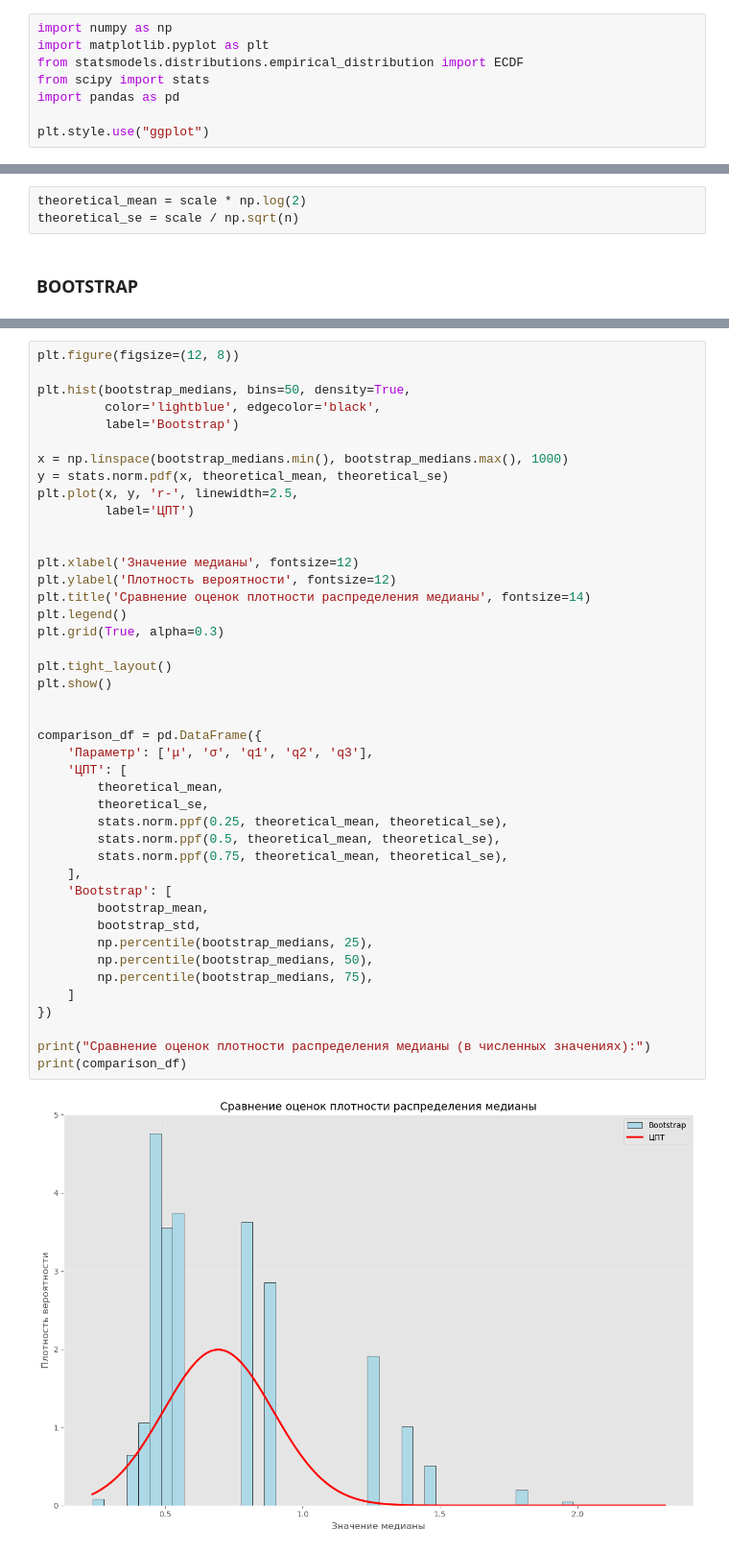
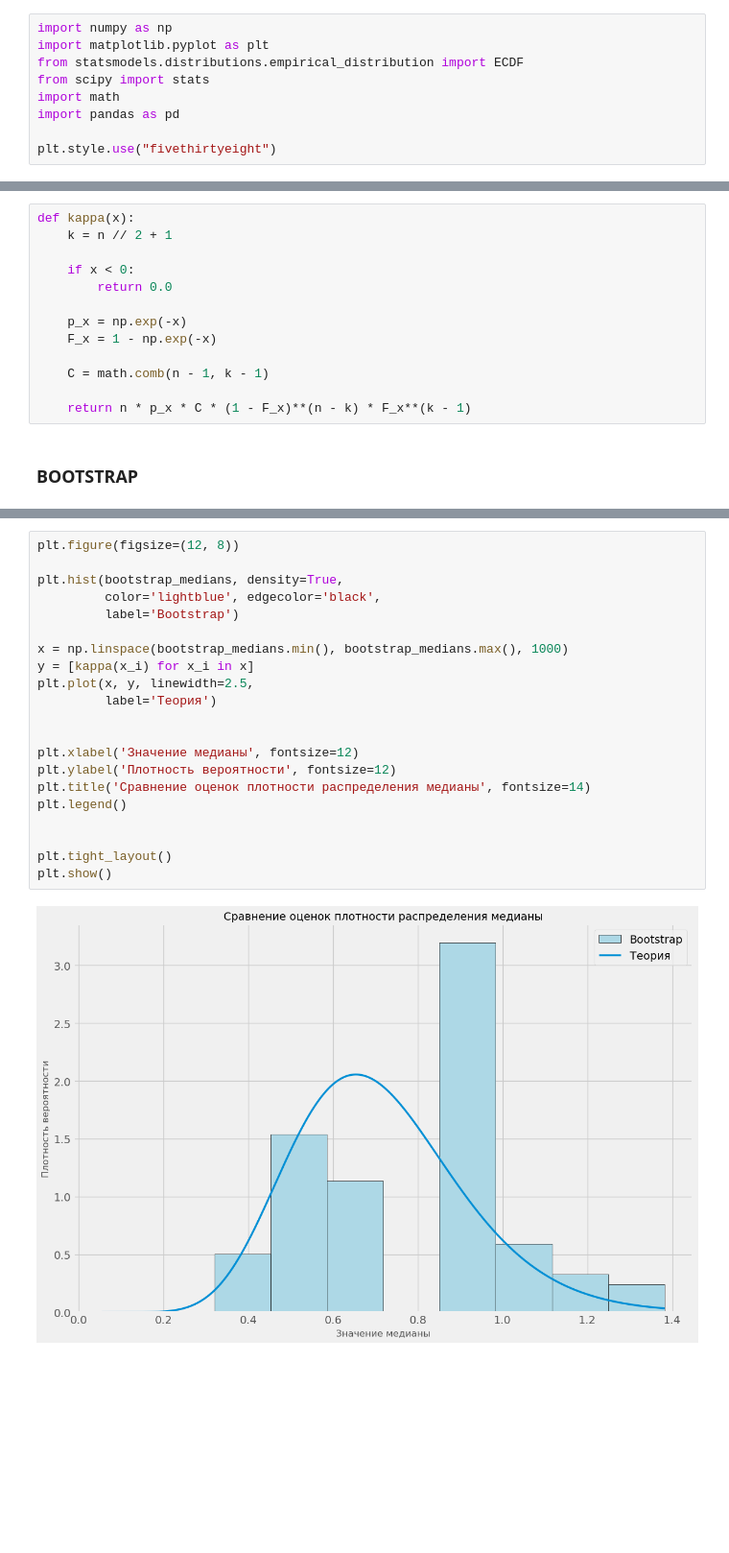
Before and after one commit to Anactaciya/math_statistics, a Jupyter notebook: exp_random_variable.ipynb, the cells around one changed output, grey strips where cells are left out. Shown at 96% size. Saved outputs shown, nothing was run; the diff lists cells and outputs as text; blank space fills up the shorter version.

```diff
--- a/exp_random_variable.ipynb
+++ b/exp_random_variable.ipynb
@@ -5,9 +5,10 @@ import numpy as np
 import matplotlib.pyplot as plt
 from statsmodels.distributions.empirical_distribution import ECDF
 from scipy import stats
+import math
 import pandas as pd
 
-plt.style.use("ggplot")
+plt.style.use("fivethirtyeight")
 # %% [markdown]
 Для генерации выборки используем библиотечную функцию:
 
@@ -227,6 +237,16 @@ plt.show()
 # %%
-theoretical_mean = scale * np.log(2)
-theoretical_se = scale / np.sqrt(n)
+def kappa(x):
+    k = n // 2 + 1
+
+    if x < 0:
+        return 0.0
+
+    p_x = np.exp(-x)
+    F_x = 1 - np.exp(-x)
+
+    C = math.comb(n - 1, k - 1)
+
+    return n * p_x * C * (1 - F_x)**(n - k) * F_x**(k - 1)
 # %% [markdown]
 ### BOOTSTRAP
 # %%
@@ -244,45 +260,23 @@ bootstrap_std = np.std(bootstrap_medians)
 # %%
 plt.figure(figsize=(12, 8))
 
-plt.hist(bootstrap_medians, bins=50, density=True,
+plt.hist(bootstrap_medians, density=True,
          color='lightblue', edgecolor='black',
          label='Bootstrap')
 
 x = np.linspace(bootstrap_medians.min(), bootstrap_medians.max(), 1000)
-y = stats.norm.pdf(x, theoretical_mean, theoretical_se)
-plt.plot(x, y, 'r-', linewidth=2.5,
-         label='ЦПТ')
+y = [kappa(x_i) for x_i in x]
+plt.plot(x, y, linewidth=2.5,
+         label='Теория')
 
 
 plt.xlabel('Значение медианы', fontsize=12)
 plt.ylabel('Плотность вероятности', fontsize=12)
 plt.title('Сравнение оценок плотности распределения медианы', fontsize=14)
 plt.legend()
-plt.grid(True, alpha=0.3)
+
 
 plt.tight_layout()
 plt.show()
-
-
-comparison_df = pd.DataFrame({
-    'Параметр': ['μ', 'σ', 'q1', 'q2', 'q3'],
-    'ЦПТ': [
-        theoretical_mean,
-        theoretical_se,
-        stats.norm.ppf(0.25, theoretical_mean, theoretical_se),
-        stats.norm.ppf(0.5, theoretical_mean, theoretical_se),
-        stats.norm.ppf(0.75, theoretical_mean, theoretical_se),
-    ],
-    'Bootstrap': [
-        bootstrap_mean,
-        bootstrap_std,
-        np.percentile(bootstrap_medians, 25),
-        np.percentile(bootstrap_medians, 50),
-        np.percentile(bootstrap_medians, 75),
-    ]
-})
-
-print("Сравнение оценок плотности распределения медианы (в численных значениях):")
-print(comparison_df)
 # %% [output]
-[figure, old version]
+[figure, new version]
```
Also changed, not shown: parts of 11 cells of this notebook, 1 other file.
